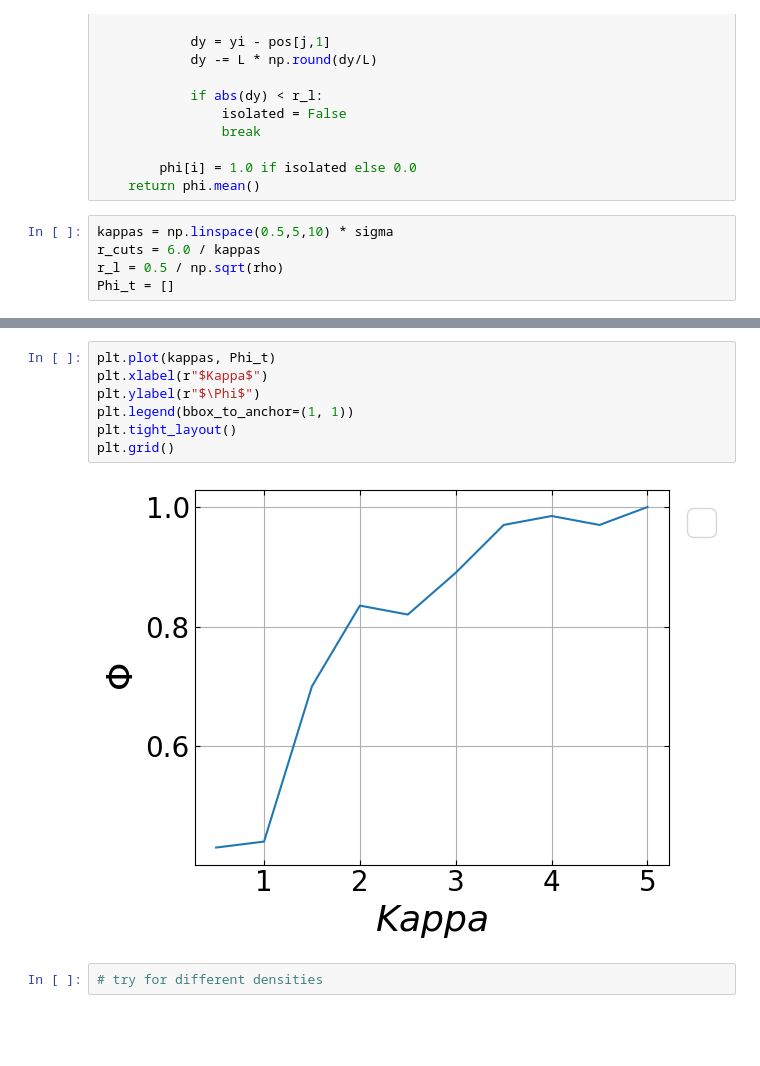
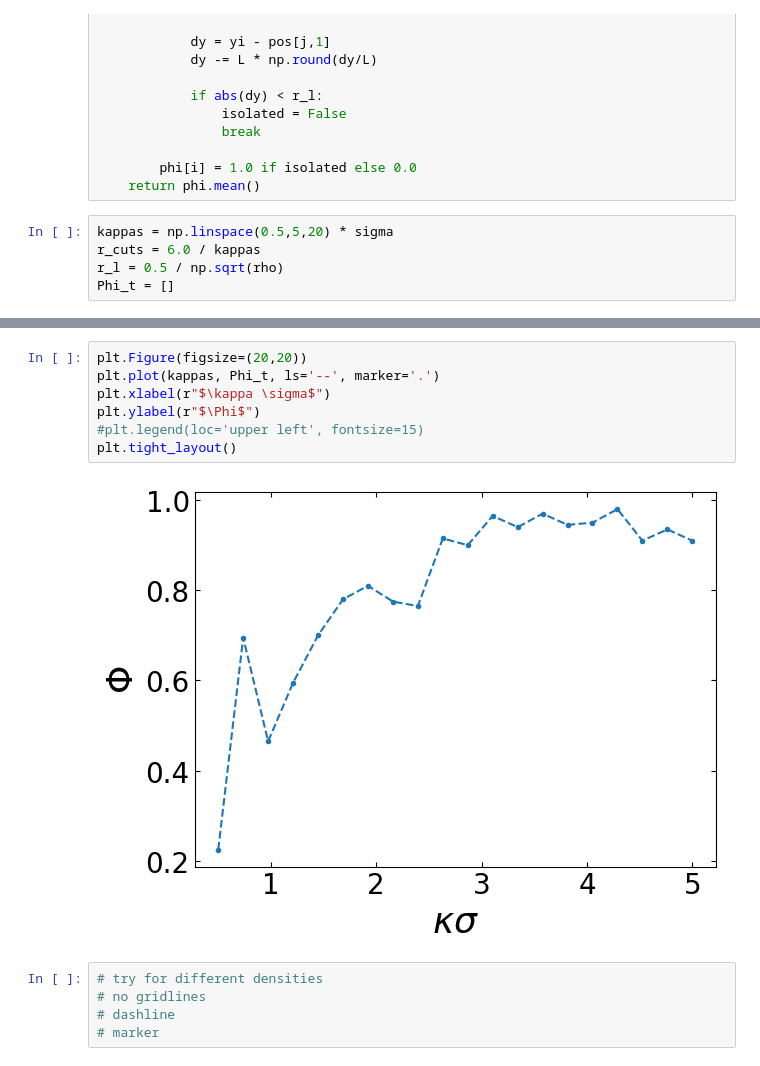
Before and after one commit to prakhosha/Lane-Formation, a Jupyter notebook: Task5/task5_screening.ipynb, the cells around one changed output, grey strips where cells are left out. Saved outputs shown, nothing was run; the diff lists cells and outputs as text; blank space fills up the shorter version.

```diff
--- a/Task5/task5_screening.ipynb
+++ b/Task5/task5_screening.ipynb
@@ -219,7 +219,7 @@ def compute_phi(N, pos, species, L, r_l):
         phi[i] = 1.0 if isolated else 0.0
     return phi.mean()
 # %%
-kappas = np.linspace(0.5,5,10) * sigma
+kappas = np.linspace(0.5,5,20) * sigma
 r_cuts = 6.0 / kappas
 r_l = 0.5 / np.sqrt(rho)
 Phi_t = []
@@ -347,11 +349,14 @@ Theory F_D/γ: 150.0
 # %%
-plt.plot(kappas, Phi_t)
-plt.xlabel(r"$Kappa$")
+plt.Figure(figsize=(20,20))
+plt.plot(kappas, Phi_t, ls='--', marker='.')
+plt.xlabel(r"$\kappa \sigma$")
 plt.ylabel(r"$\Phi$")
-plt.legend(bbox_to_anchor=(1, 1))
+#plt.legend(loc='upper left', fontsize=15)
 plt.tight_layout()
-plt.grid()
 # %% [output]
-[figure, old version]
+[figure, new version]
 # %%
 # try for different densities
+# no gridlines
+# dashline
+# marker
```
Also changed, not shown: parts of 1 cell of this notebook, 10 other files.
